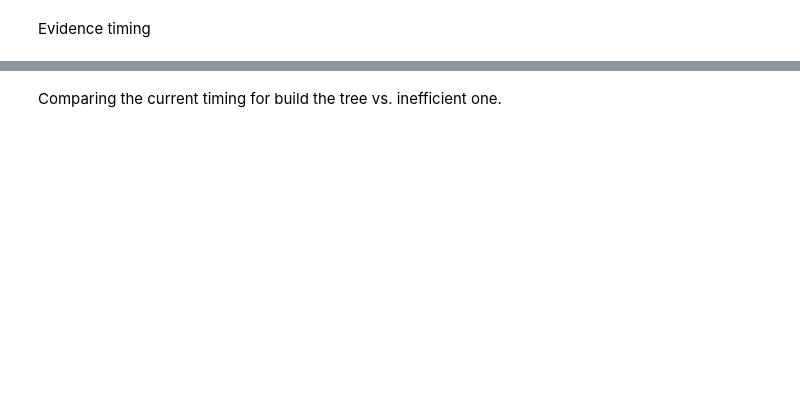
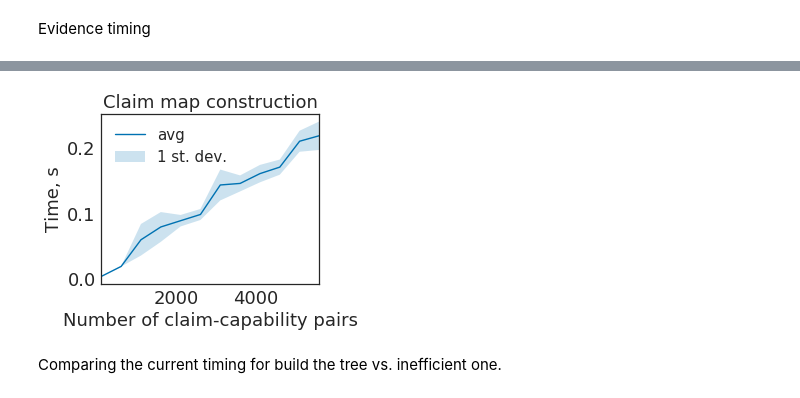
Before and after one commit to claimchain/claimchain-simulations, a Jupyter notebook: notebooks/operations_profiling.ipynb, the cells around one changed output, grey strips where cells are left out. Drawn from its saved outputs; the diff is of its cells as text; code cells hidden in the pictures; blank space fills up the shorter version.

```diff
--- a/notebooks/operations_profiling.ipynb
+++ b/notebooks/operations_profiling.ipynb
@@ -277,16 +293,29 @@ for nb_claims in nb_claims_range:
 # %%
-plt.plot(nb_claims_range, build_tree_timing_data_sec['avg'])
-plt.fill_between(nb_claims_range,
+fig, ax = plt.subplots()
+
+ax.plot(nb_claims_range, build_tree_timing_data['avg'])
+ax.fill_between(nb_claims_range,
                  build_tree_timing_data['avg'] - build_tree_timing_data['std'],
                  build_tree_timing_data['avg'] + build_tree_timing_data['std'],
                  alpha=.2,
                  label='1 st. dev.')
 
-plt.legend(loc=2)
-plt.xlabel('Number of claim-capability pairs')
-plt.xlim(100, 5600)
-plt.ylabel('Building tree, seconds')
+ax.legend(loc=2, fontsize=15)
+ax.set_title('Claim map construction')
+ax.set_xlabel('Number of claim-capability pairs')
+ax.set_xlim(100, 5600)
+ax.set_ylabel('Time, s')
 
-plt.savefig('../data/images/tree_build_timing.pdf')
+for item in ([ax.title, ax.xaxis.label, ax.yaxis.label] +
+             ax.get_xticklabels() + ax.get_yticklabels()):
+    item.set_fontsize(18)
+
+fig.set_figwidth(5)
+fig.set_figheight(4)
+fig.set_tight_layout(tight=True)
+
+fig.savefig('../data/images/tree_build_timing.pdf')
+# %% [output]
+[figure, added]
 # %% [markdown]
 Comparing the current timing for build the tree vs. inefficient one.
```
Also changed, not shown: parts of 12 cells of this notebook, 1 other file.
